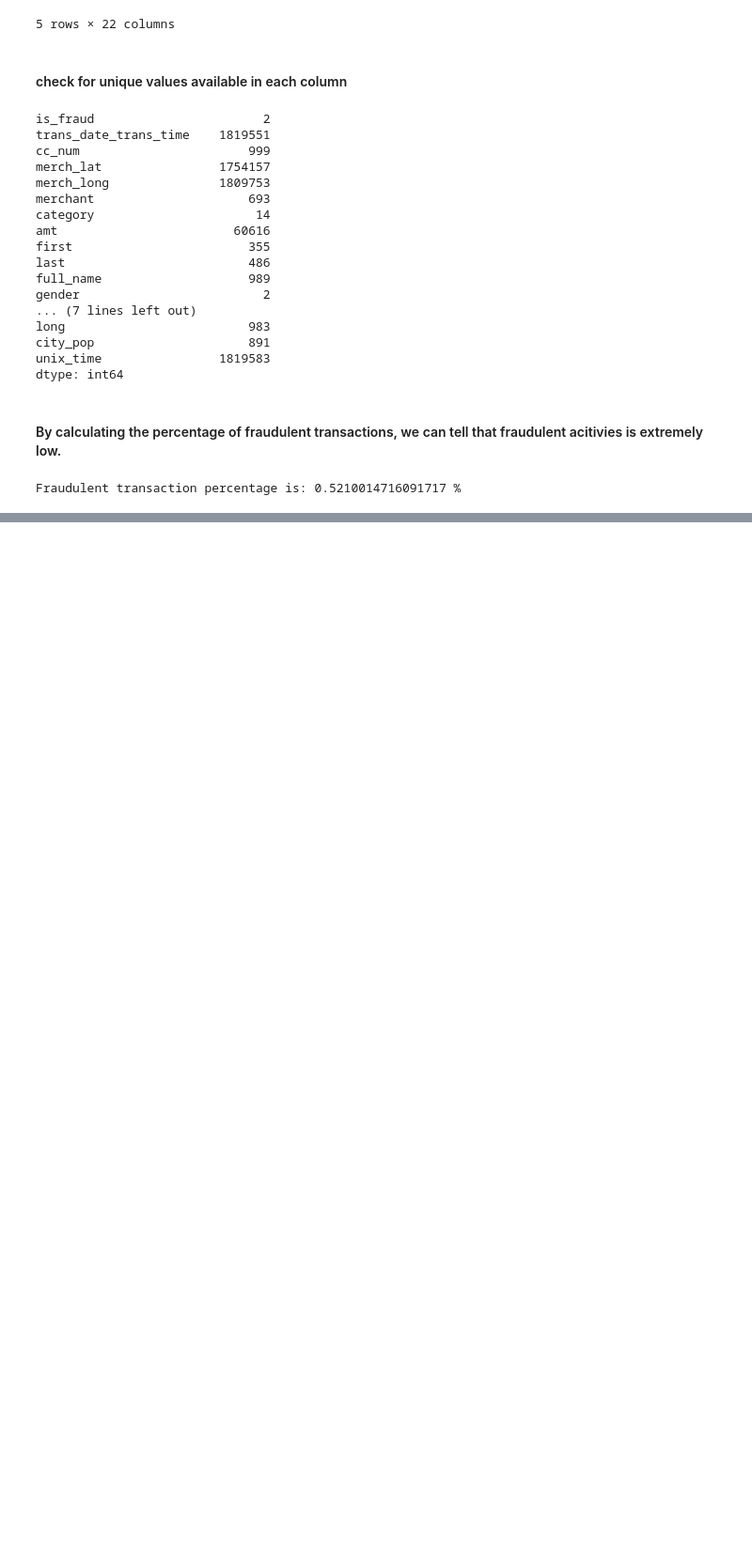
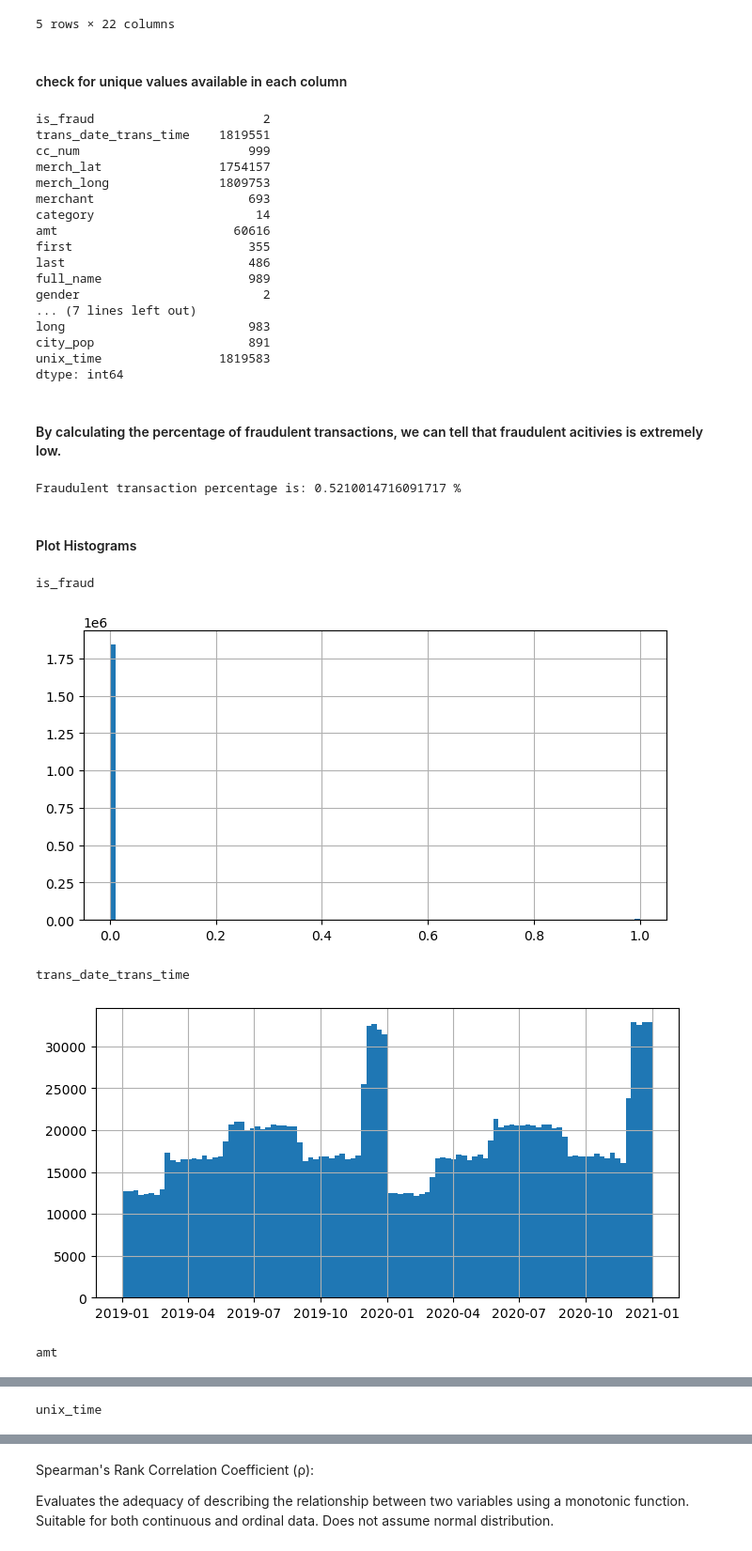
Before and after one commit to josie52123/credit_card_fraud_detection, a Jupyter notebook: EDA.ipynb, the cells around one changed output, grey strips where cells are left out. Shown: that part at 94% size. Saved outputs shown, nothing was run; the diff lists cells and outputs as text; code cells hidden in the pictures; blank space fills up the shorter version.

```diff
--- a/EDA.ipynb
+++ b/EDA.ipynb
@@ -197,3 +197,20 @@ dtype: int64
 print('Fraudulent transaction percentage is:',(9651/1852394)*100,'%')
 # %% [output]
 Fraudulent transaction percentage is: 0.5210014716091717 %
+# %% [markdown]
+#### Plot Histograms
+# %%
+n_bins=100
+plot_columns=['is_fraud','trans_date_trans_time','amt','unix_time']
+## plot_columns=['trans_date_trans_time','cc_num', 'amt','zip','lat', 'long','city_pop','dob','unix_time','merch_lat','merch_long','is_fraud' ]
+
+for column in plot_columns:
+    print(column)
+    df_reordered[column].hist(bins=n_bins,figsize=(8,4))
+    plt.show()
+# %% [output]
+is_fraud
+[figure, added]
+trans_date_trans_time
+[figure, added]
+amt
@@ -199,0 +218 @@ Fraudulent transaction percentage is: 0.5210014716091717 %
+unix_time
@@ -199,0 +220,6 @@ Fraudulent transaction percentage is: 0.5210014716091717 %
+# %% [markdown]
+Spearman's Rank Correlation Coefficient (ρ):
+
+Evaluates the adequacy of describing the relationship between two variables using a monotonic function.
+Suitable for both continuous and ordinal data.
+Does not assume normal distribution.
```
Also changed, not shown: parts of 7 cells of this notebook.
